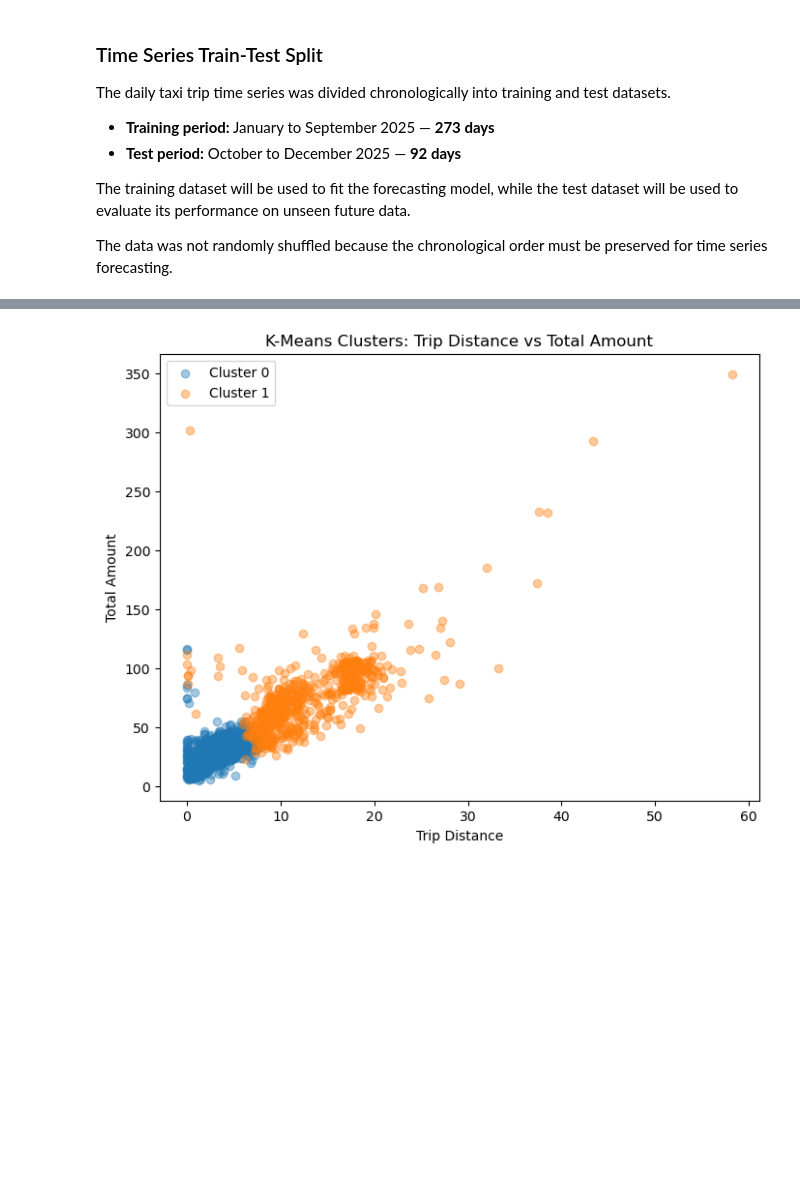
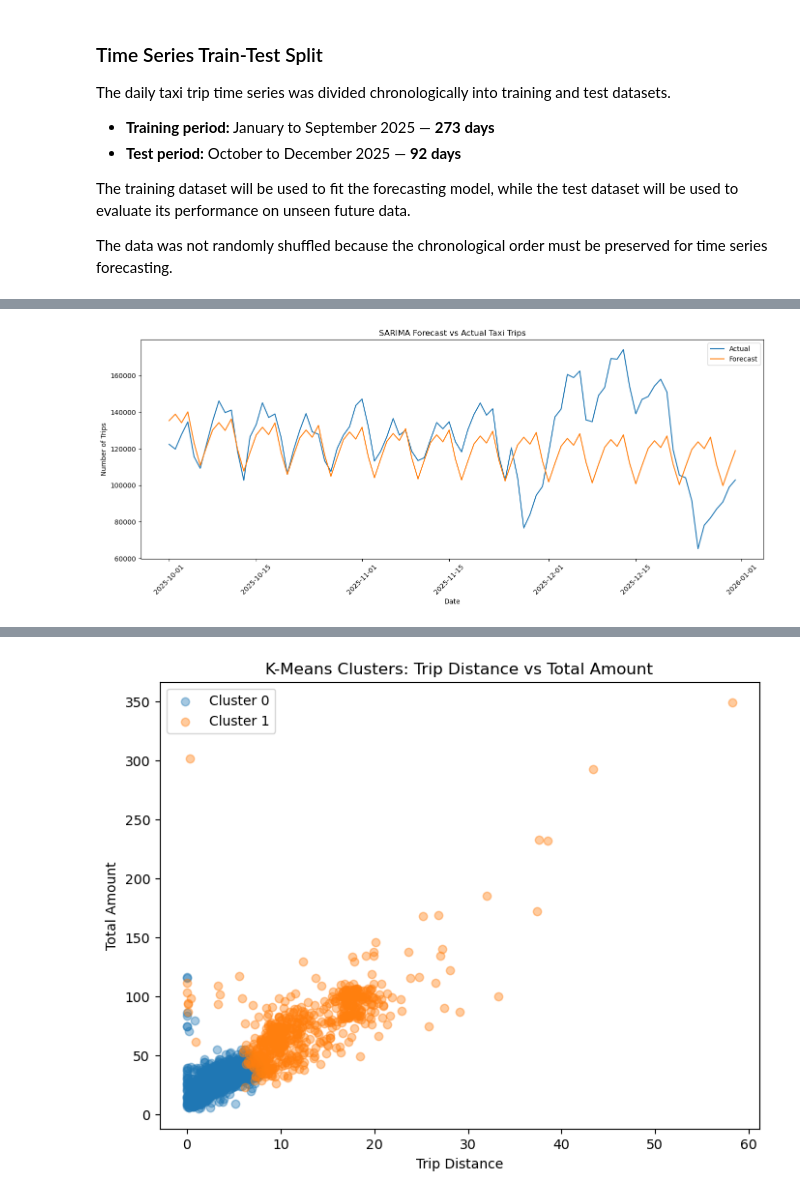
Before and after one commit to yuanzhumia0/CA1-2026025-Machine-Learning-for-Business, a Jupyter notebook: yuanzhu CA1.ipynb, the cells around one changed output, grey strips where cells are left out. Saved outputs shown, nothing was run; the diff lists cells and outputs as text; code cells hidden in the pictures; blank space fills up the shorter version.

```diff
--- a/yuanzhu CA1.ipynb
+++ b/yuanzhu CA1.ipynb
@@ -2404,19 +2404,25 @@ The data was not randomly shuffled because the chronological order must be prese
 # %%
 from statsmodels.tsa.statespace.sarimax import SARIMAX
 
-#Creat the SARIMA model
+# Set an explicit daily frequency
+ts_train = ts_train.asfreq("D")
+ts_test = ts_test.asfreq("D")
+
+# Create the SARIMA model
 sarima_model = SARIMAX(
     ts_train,
-    order=(1,0,1),
-    seasonal_order=(1,0,1,7)
+    order=(1, 0, 1),
+    seasonal_order=(1, 0, 1, 7)
 )
 
-#train the model
+# Train the model
 sarima_result = sarima_model.fit(
-    disp=False
+    disp=False,
+    maxiter=500
 )
 
 print("SARIMA model training completed")
-print("AIC:",sarima_result.aic)
+print("AIC:", sarima_result.aic)
+print("Converged:", sarima_result.mle_retvals["converged"])
 # %% [output]
 SARIMA model training completed
@@ -2423,0 +2520,26 @@ AIC: 5703.141326663767
+# %%
+plt.figure(figsize=(14, 6))
+
+plt.plot(
+    ts_test.index,
+    ts_test.values,
+    label="Actual"
+)
+
+plt.plot(
+    y_forecast.index,
+    y_forecast.values,
+    label="Forecast"
+)
+
+plt.xlabel("Date")
+plt.ylabel("Number of Trips")
+plt.title("SARIMA Forecast vs Actual Taxi Trips")
+
+plt.legend()
+plt.xticks(rotation=45)
+plt.tight_layout()
+
+plt.show()
+# %% [output]
+[figure, added]
```
Also changed, not shown: parts of 13 cells of this notebook.
